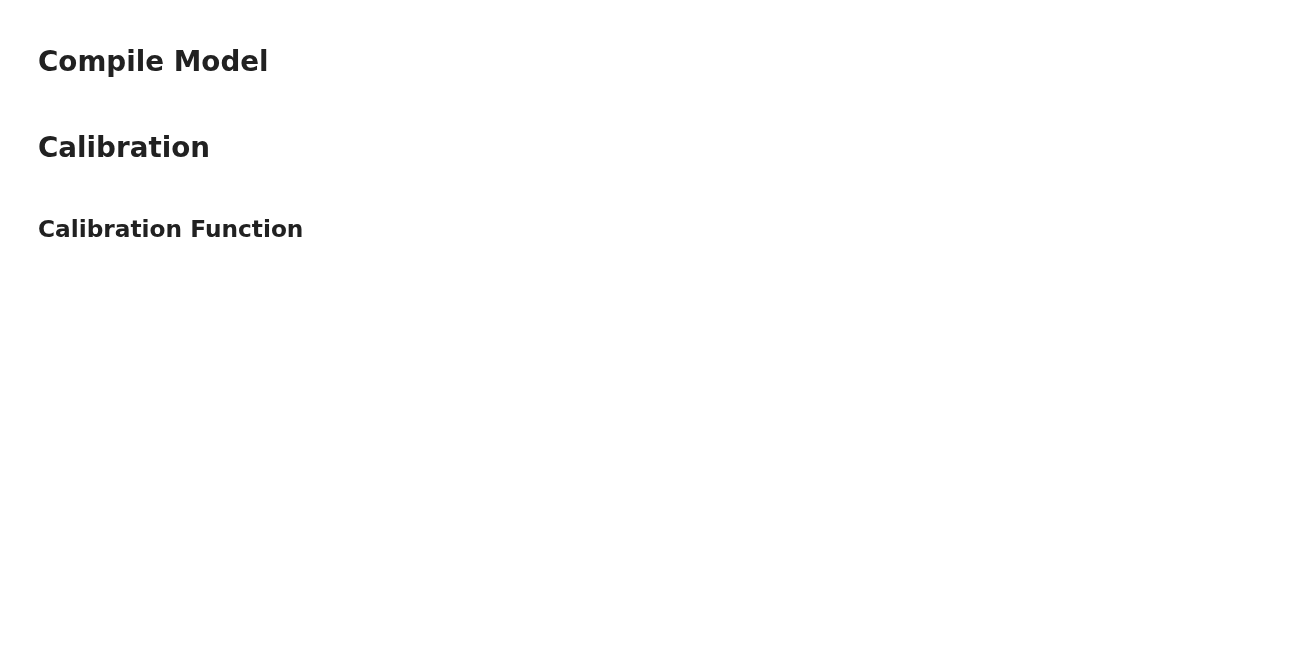
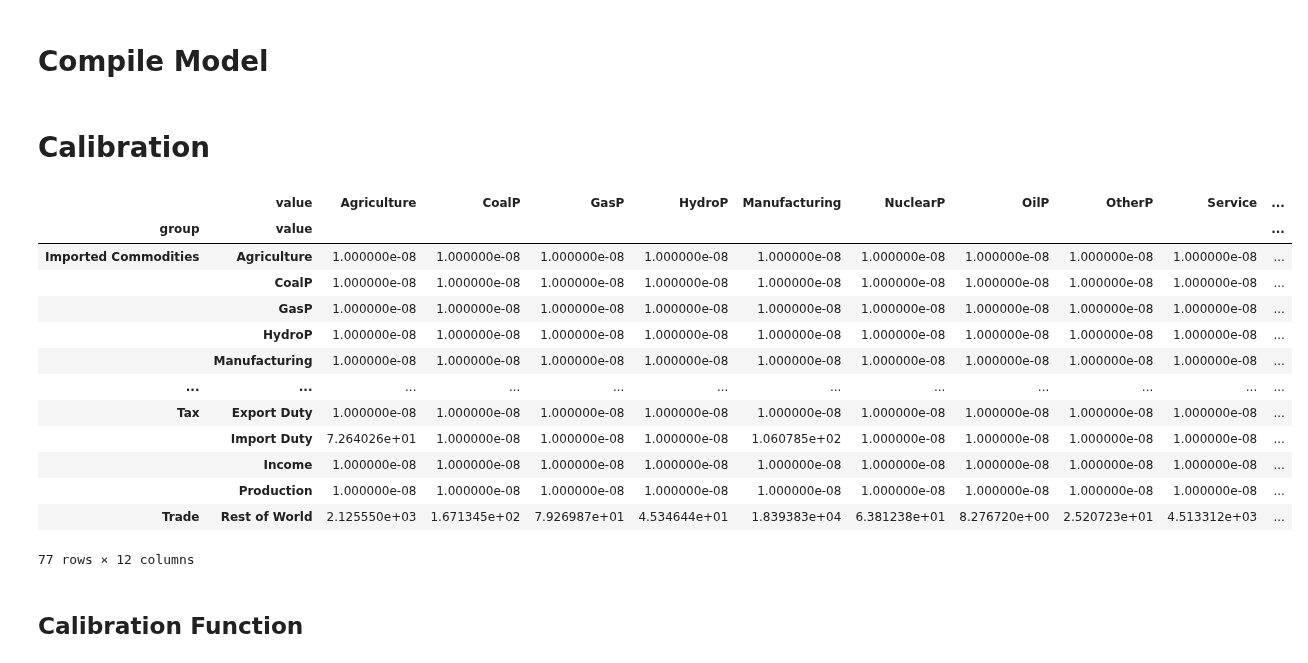
Before and after one commit to jessegrabowski/cge_modeling, a Jupyter notebook: notebooks/13 - Full CGE with Trade.ipynb, the cells around one changed output. Saved outputs shown, nothing was run; the diff lists cells and outputs as text; code cells hidden in the pictures; blank space fills up the shorter version.

```diff
--- a/notebooks/13 - Full CGE with Trade.ipynb
+++ b/notebooks/13 - Full CGE with Trade.ipynb
@@ -1922,6 +1898,23 @@ mod = CGEModel(
 # Calibration
 # %%
 df_jittered = df + 1e-8
+# %%
+df_jittered["Imported Commodities"]
+# %% [output]
+|  | value | Agriculture | CoalP | GasP | HydroP | Manufacturing | NuclearP | OilP | OtherP | Service | ... |
+| group | value |  |  |  |  |  |  |  |  |  | ... |
+| Imported Commodities | Agriculture | 1.000000e-08 | 1.000000e-08 | 1.000000e-08 | 1.000000e-08 | 1.000000e-08 | 1.000000e-08 | 1.000000e-08 | 1.000000e-08 | 1.000000e-08 | ... |
+|  | CoalP | 1.000000e-08 | 1.000000e-08 | 1.000000e-08 | 1.000000e-08 | 1.000000e-08 | 1.000000e-08 | 1.000000e-08 | 1.000000e-08 | 1.000000e-08 | ... |
+|  | GasP | 1.000000e-08 | 1.000000e-08 | 1.000000e-08 | 1.000000e-08 | 1.000000e-08 | 1.000000e-08 | 1.000000e-08 | 1.000000e-08 | 1.000000e-08 | ... |
+|  | HydroP | 1.000000e-08 | 1.000000e-08 | 1.000000e-08 | 1.000000e-08 | 1.000000e-08 | 1.000000e-08 | 1.000000e-08 | 1.000000e-08 | 1.000000e-08 | ... |
+|  | Manufacturing | 1.000000e-08 | 1.000000e-08 | 1.000000e-08 | 1.000000e-08 | 1.000000e-08 | 1.000000e-08 | 1.000000e-08 | 1.000000e-08 | 1.000000e-08 | ... |
+| ... | ... | ... | ... | ... | ... | ... | ... | ... | ... | ... | ... |
+| Tax | Export Duty | 1.000000e-08 | 1.000000e-08 | 1.000000e-08 | 1.000000e-08 | 1.000000e-08 | 1.000000e-08 | 1.000000e-08 | 1.000000e-08 | 1.000000e-08 | ... |
+|  | Import Duty | 7.264026e+01 | 1.000000e-08 | 1.000000e-08 | 1.000000e-08 | 1.060785e+02 | 1.000000e-08 | 1.000000e-08 | 1.000000e-08 | 1.000000e-08 | ... |
+|  | Income | 1.000000e-08 | 1.000000e-08 | 1.000000e-08 | 1.000000e-08 | 1.000000e-08 | 1.000000e-08 | 1.000000e-08 | 1.000000e-08 | 1.000000e-08 | ... |
+|  | Production | 1.000000e-08 | 1.000000e-08 | 1.000000e-08 | 1.000000e-08 | 1.000000e-08 | 1.000000e-08 | 1.000000e-08 | 1.000000e-08 | 1.000000e-08 | ... |
+| Trade | Rest of World | 2.125550e+03 | 1.671345e+02 | 7.926987e+01 | 4.534644e+01 | 1.839383e+04 | 6.381238e+01 | 8.276720e+00 | 2.520723e+01 | 4.513312e+03 | ... |
+77 rows × 12 columns
 # %%
 initial_data = {
     "income_tax_revenue": df_jittered.loc[("Tax", "Income"), "Factors"],
```
Also changed, not shown: parts of 16 cells of this notebook.
